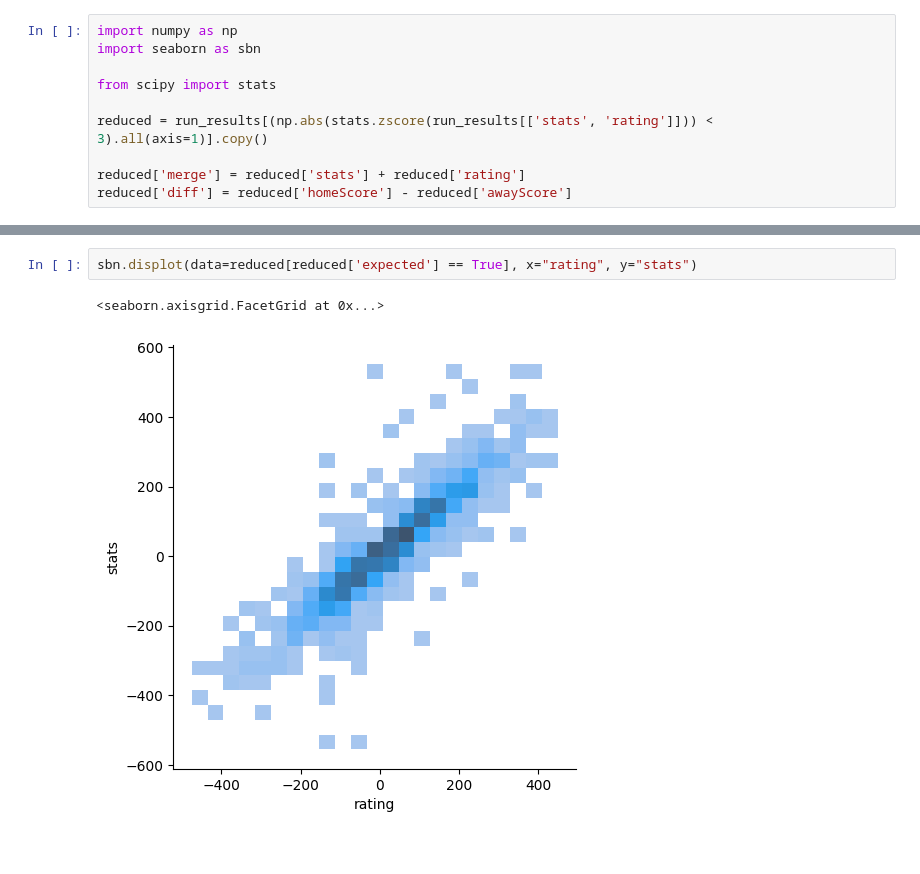
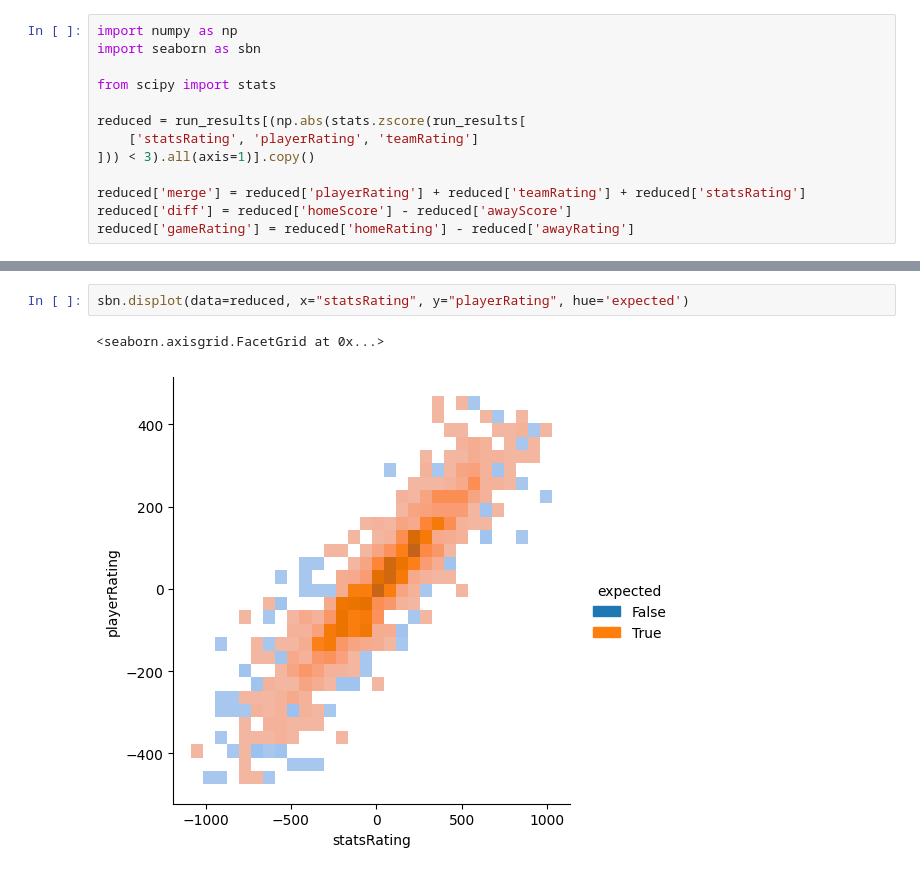
Before and after one commit to b-heilman/bmoor-united, a Jupyter notebook: skunk_works/nfl_crawler/src/notebooks/analysis.ipynb, the cells around one changed output, grey strips where cells are left out. Cells and saved outputs as stored; diff of their text form.

Commit message:
add: testing our ways of rating

```diff
--- a/skunk_works/nfl_crawler/src/notebooks/analysis.ipynb
+++ b/skunk_works/nfl_crawler/src/notebooks/analysis.ipynb
@@ -113,8 +91,11 @@ import seaborn as sbn
 
 from scipy import stats
 
-reduced = run_results[(np.abs(stats.zscore(run_results[['stats', 'rating']])) < 3).all(axis=1)].copy()
+reduced = run_results[(np.abs(stats.zscore(run_results[
+    ['statsRating', 'playerRating', 'teamRating']
+])) < 3).all(axis=1)].copy()
 
-reduced['merge'] = reduced['stats'] + reduced['rating']
+reduced['merge'] = reduced['playerRating'] + reduced['teamRating'] + reduced['statsRating']
 reduced['diff'] = reduced['homeScore'] - reduced['awayScore']
+reduced['gameRating'] = reduced['homeRating'] - reduced['awayRating']
 # %%
@@ -145,6 +136,6 @@ sbn.displot(data=reduced, x="rating", y="stats", hue='expected')
 # %%
-sbn.displot(data=reduced[reduced['expected'] == True], x="rating", y="stats")
+sbn.displot(data=reduced, x="statsRating", y="playerRating", hue='expected')
 # %% [output]
 <seaborn.axisgrid.FacetGrid at 0x...>
-[figure, old version]
+[figure, new version]
 # %%
```
Also changed, not shown: parts of 14 cells of this notebook, 5 other files.
